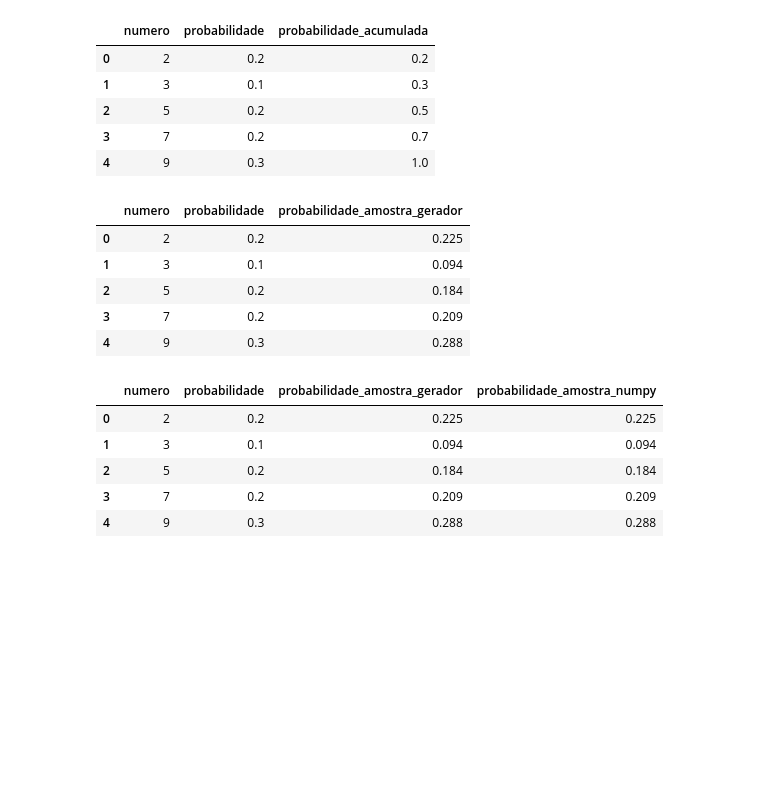
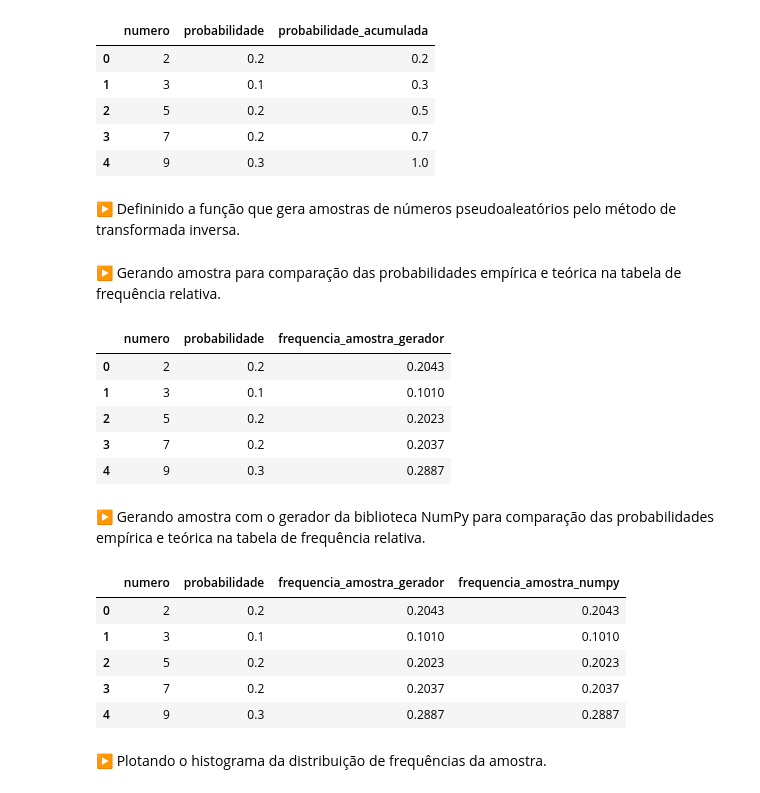
Before and after one commit to pauloceliojr/mcimd-listas, a Jupyter notebook: Lista_1.ipynb, the cells around one changed output. Drawn from its saved outputs; the diff is of its cells as text; code cells hidden in the pictures; blank space fills up the shorter version.

Commit message:
Commit da versão finalizada da lista 1.

```diff
--- a/Lista_1.ipynb
+++ b/Lista_1.ipynb
@@ -267,45 +409,62 @@ dados
 | 2 | 5 | 0.2 | 0.5 |
 | 3 | 7 | 0.2 | 0.7 |
 | 4 | 9 | 0.3 | 1.0 |
-# %%
-def gerar_amostra_aleatoria_x(n=1000, random_state=None):
-    if random_state != None:
-        np.random.seed(random_state)
-
-    probabilidades = np.random.uniform(size=n)
-    amostra = []
-    for p in probabilidades:
-        amostra.append(dados.query(f"probabilidade_acumulada >= {p}").numero.min())
-
-    if len(amostra) == 1:
-        return amostra[0]
-
-    return amostra
+# %% [markdown]
+▶ Defininido a função que gera amostras de números pseudoaleatórios pelo método de transformada inversa.
+# %%
+def gerar_amostra_aleatoria_x(n:int=10000, random_state:int=None) -> list:
+    """
+    Função que implementa um gerador de amostras pseudoaleatórias de uma distribuição desconhecida, utilizando o método de transformada inversa a partir das probabilidades conhecidas da distribuição.
+
+    :param n: Número de observações da amostra. Padrão = 10.000.
+    :param random_state: Semente a ser utilizada pelo gerador. Padrão = None.
+
+    :return: Lista com a amostra contendo n números gerados pseudoaleatoriamente.
+    """
+    # define a semente a ser usada pelo NumPy
+    np.random.seed(random_state)
+
+    # gera amostra de tamanho n de números uniformes entre 0 e 1
+    probabilidades = np.random.uniform(size=n)
+    amostra = []
+
+    # para cada número gerado anteriormente, compara-se o valor com a probabilidade acumulada
+    # e adiciona o valor imediatamente superior correspondente na lista que será retornada pelo método
+    for p in probabilidades:
+        amostra.append(dados.query(f"probabilidade_acumulada >= {p}").numero.min())
+
+    return amostra
+# %% [markdown]
+▶ Gerando amostra para comparação das probabilidades empírica e teórica na tabela de frequência relativa.
 # %%
-amostra_gerador_x = gerar_amostra_aleatoria_x(random_state=SEED)
-probabilidades_amostra_gerador = pd.Series(amostra_gerador_x, name="probabilidade_amostra_gerador").value_counts(normalize=True).sort_index()
+amostra_distribuicao_x = gerar_amostra_aleatoria_x(random_state=SEED)
+probabilidades_amostra_gerador = pd.Series(amostra_distribuicao_x, name="frequencia_amostra_gerador").value_counts(normalize=True).sort_index()
 
 tabela_freq_relativa = dados.filter(["numero", "probabilidade"])
 tabela_freq_relativa = tabela_freq_relativa.join(probabilidades_amostra_gerador, on="numero")
 tabela_freq_relativa
 # %% [output]
-|  | numero | probabilidade | probabilidade_amostra_gerador |
-| 0 | 2 | 0.2 | 0.225 |
-| 1 | 3 | 0.1 | 0.094 |
-| 2 | 5 | 0.2 | 0.184 |
-| 3 | 7 | 0.2 | 0.209 |
-| 4 | 9 | 0.3 | 0.288 |
+|  | numero | probabilidade | frequencia_amostra_gerador |
+| 0 | 2 | 0.2 | 0.2043 |
+| 1 | 3 | 0.1 | 0.1010 |
+| 2 | 5 | 0.2 | 0.2023 |
+| 3 | 7 | 0.2 | 0.2037 |
+| 4 | 9 | 0.3 | 0.2887 |
+# %% [markdown]
+▶ Gerando amostra com o gerador da biblioteca NumPy para comparação das probabilidades empírica e teórica na tabela de frequência relativa.
 # %%
 np.random.seed(SEED)
-amostra_numpy = np.random.choice(dados.numero, size=1000, replace=True, p=dados.probabilidade)
-probabilidades_amostra_numpy = pd.Series(amostra_numpy, name="probabilidade_amostra_numpy").value_counts(normalize=True).sort_index()
+amostra_numpy = np.random.choice(dados.numero, size=10000, replace=True, p=dados.probabilidade)
+probabilidades_amostra_numpy = pd.Series(amostra_numpy, name="frequencia_amostra_numpy").value_counts(normalize=True).sort_index()
 
 tabela_freq_relativa = tabela_freq_relativa.join(probabilidades_amostra_numpy, on="numero")
 tabela_freq_relativa
 # %% [output]
-|  | numero | probabilidade | probabilidade_amostra_gerador | probabilidade_amostra_numpy |
-| 0 | 2 | 0.2 | 0.225 | 0.225 |
-| 1 | 3 | 0.1 | 0.094 | 0.094 |
-| 2 | 5 | 0.2 | 0.184 | 0.184 |
-| 3 | 7 | 0.2 | 0.209 | 0.209 |
-| 4 | 9 | 0.3 | 0.288 | 0.288 |
+|  | numero | probabilidade | frequencia_amostra_gerador | frequencia_amostra_numpy |
+| 0 | 2 | 0.2 | 0.2043 | 0.2043 |
+| 1 | 3 | 0.1 | 0.1010 | 0.1010 |
+| 2 | 5 | 0.2 | 0.2023 | 0.2023 |
+| 3 | 7 | 0.2 | 0.2037 | 0.2037 |
+| 4 | 9 | 0.3 | 0.2887 | 0.2887 |
+# %% [markdown]
+▶ Plotando o histograma da distribuição de frequências da amostra.
```
Also changed, not shown: parts of 85 cells of this notebook.
